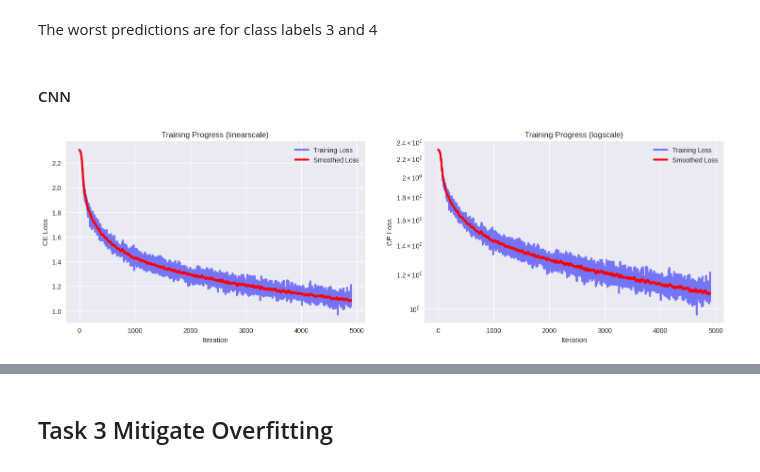
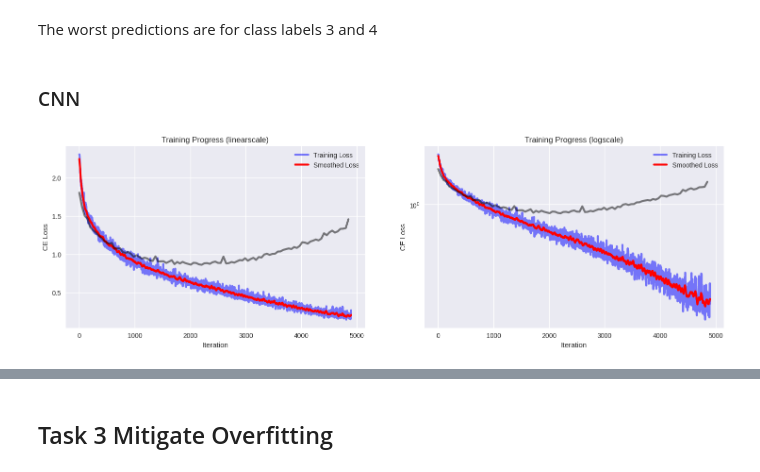
Before and after one commit to kel16/CudaLabTasksSS25, a Jupyter notebook: Session1/Solution1.ipynb, the cells around one changed output, grey strips where cells are left out. Cells and saved outputs as stored; diff of their text form; code cells hidden in the pictures.

Commit message:
changed training loop and visualization, added conv mixer

```diff
--- a/Session1/Solution1.ipynb
+++ b/Session1/Solution1.ipynb
@@ -113,7 +110,7 @@ count_model_params(cnn)
 criterion = nn.CrossEntropyLoss()
 optimizer = torch.optim.Adam(cnn.parameters(), lr=LR)
 
-cnn_losses = train(cnn, NUM_EPOCHS, train_loader, device, criterion, optimizer)
+cnn_train_losses, cnn_val_losses = train(cnn, NUM_EPOCHS, train_loader, eval_loader, device, criterion, optimizer)
 # %%
 save_model_config(cnn)
 # %% [output]
@@ -164,11 +161,11 @@ The worst predictions are for class labels 3 and 4
 # %%
 # TODO plot images
 # %% [markdown]
-#### CNN
+### CNN
 # %%
-plot_learning_curve(cnn_losses)
+plot_learning_curve(cnn_train_losses, cnn_val_losses, len(cnn_train_losses)//len(cnn_val_losses))
 # %% [output]
-[figure, old version]
+[figure, new version]
 # %%
 confmat = MulticlassConfusionMatrix(num_classes=OUTPUT_DIM).to(device)
 metrics = evaluate(cnn, eval_loader, device, confmat)
```
Also changed, not shown: parts of 18 cells of this notebook, 5 other files.
